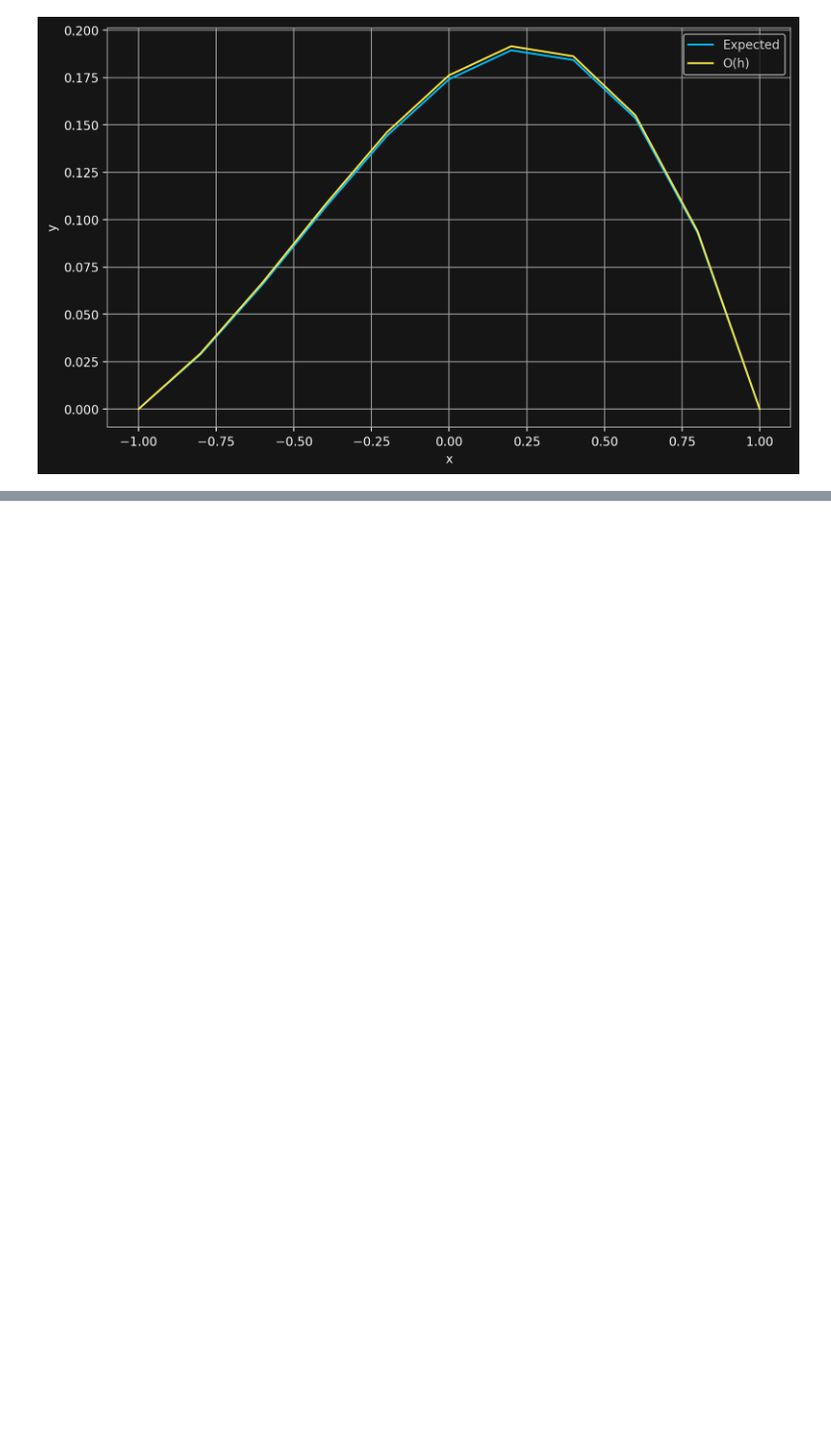
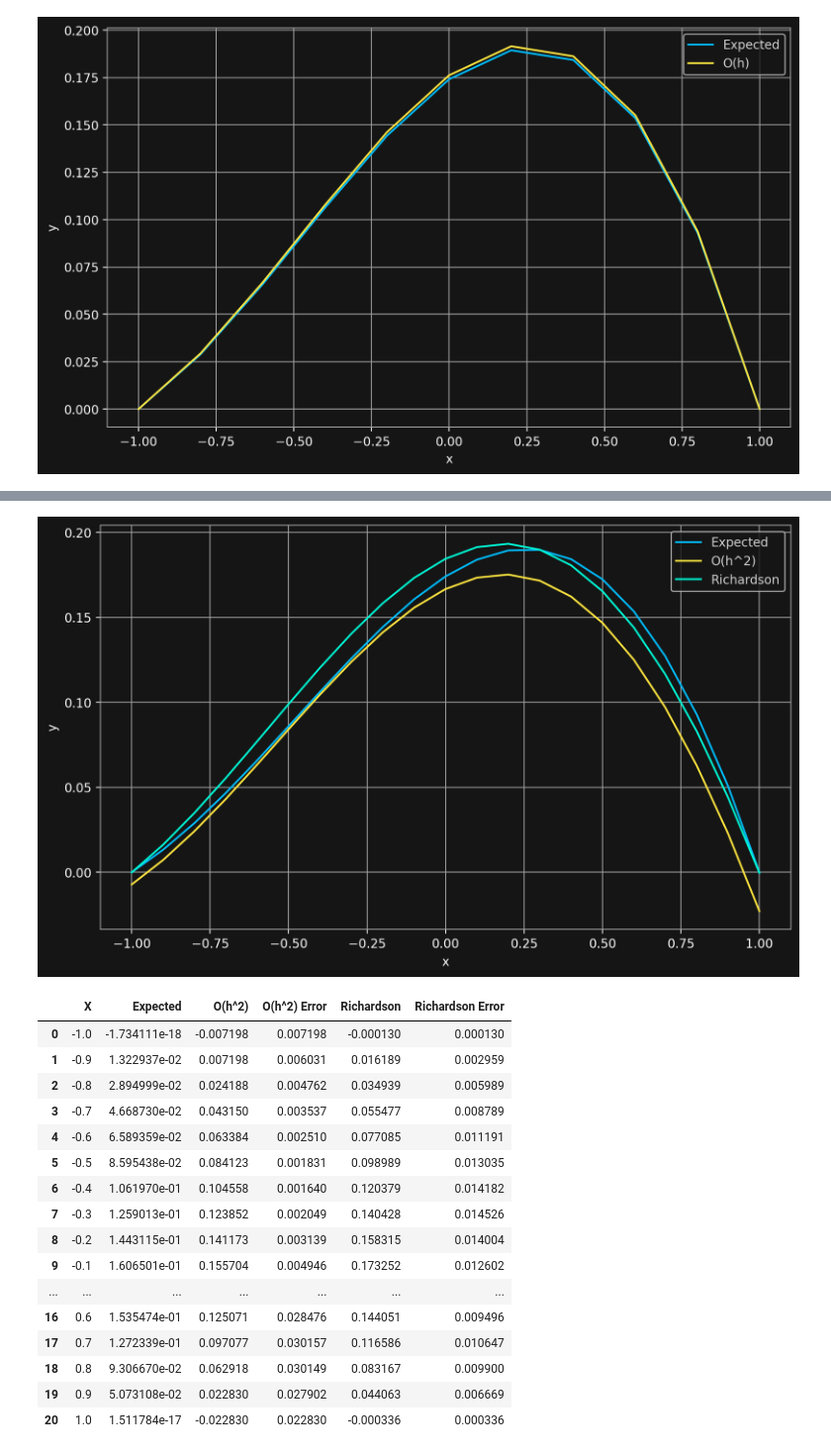
Before and after one commit to astatochek/mm-computational-workshop, a Jupyter notebook: 5-semester/5. Differential Equations/note.ipynb, the cells around one changed output, grey strips where cells are left out. Shown: that part at 99% size. Cells and saved outputs as stored; diff of their text form; code cells hidden in the pictures; blank space fills up the shorter version.

```diff
--- a/5-semester/5. Differential Equations/note.ipynb
+++ b/5-semester/5. Differential Equations/note.ipynb
@@ -115,0 +213,31 @@ diff_EQ.show(10, {'sol': first_order_approximation['y'], 'label': 'O(h)'})
+# %%
+n = 20
+second = {
+    'sol': second_order_approximation(n)['y'],
+    'label': 'O(h^2)'
+}
+improved = {
+    'sol': richardson(n, second_order_approximation),
+    'label': 'Richardson'
+}
+diff_EQ.show(n, second, improved)
+diff_EQ.compare(n, second, improved)
+# %% [output]
+[figure, added]
+|  | X | Expected | O(h^2) | O(h^2) Error | Richardson | Richardson Error |
+| 0 | -1.0 | -1.734111e-18 | -0.007198 | 0.007198 | -0.000130 | 0.000130 |
+| 1 | -0.9 | 1.322937e-02 | 0.007198 | 0.006031 | 0.016189 | 0.002959 |
+| 2 | -0.8 | 2.894999e-02 | 0.024188 | 0.004762 | 0.034939 | 0.005989 |
+| 3 | -0.7 | 4.668730e-02 | 0.043150 | 0.003537 | 0.055477 | 0.008789 |
+| 4 | -0.6 | 6.589359e-02 | 0.063384 | 0.002510 | 0.077085 | 0.011191 |
+| 5 | -0.5 | 8.595438e-02 | 0.084123 | 0.001831 | 0.098989 | 0.013035 |
+| 6 | -0.4 | 1.061970e-01 | 0.104558 | 0.001640 | 0.120379 | 0.014182 |
+| 7 | -0.3 | 1.259013e-01 | 0.123852 | 0.002049 | 0.140428 | 0.014526 |
+| 8 | -0.2 | 1.443115e-01 | 0.141173 | 0.003139 | 0.158315 | 0.014004 |
+| 9 | -0.1 | 1.606501e-01 | 0.155704 | 0.004946 | 0.173252 | 0.012602 |
+| ... | ... | ... | ... | ... | ... | ... |
+| 16 | 0.6 | 1.535474e-01 | 0.125071 | 0.028476 | 0.144051 | 0.009496 |
+| 17 | 0.7 | 1.272339e-01 | 0.097077 | 0.030157 | 0.116586 | 0.010647 |
+| 18 | 0.8 | 9.306670e-02 | 0.062918 | 0.030149 | 0.083167 | 0.009900 |
+| 19 | 0.9 | 5.073108e-02 | 0.022830 | 0.027902 | 0.044063 | 0.006669 |
+| 20 | 1.0 | 1.511784e-17 | -0.022830 | 0.022830 | -0.000336 | 0.000336 |
```
Also changed, not shown: parts of 6 cells of this notebook.
